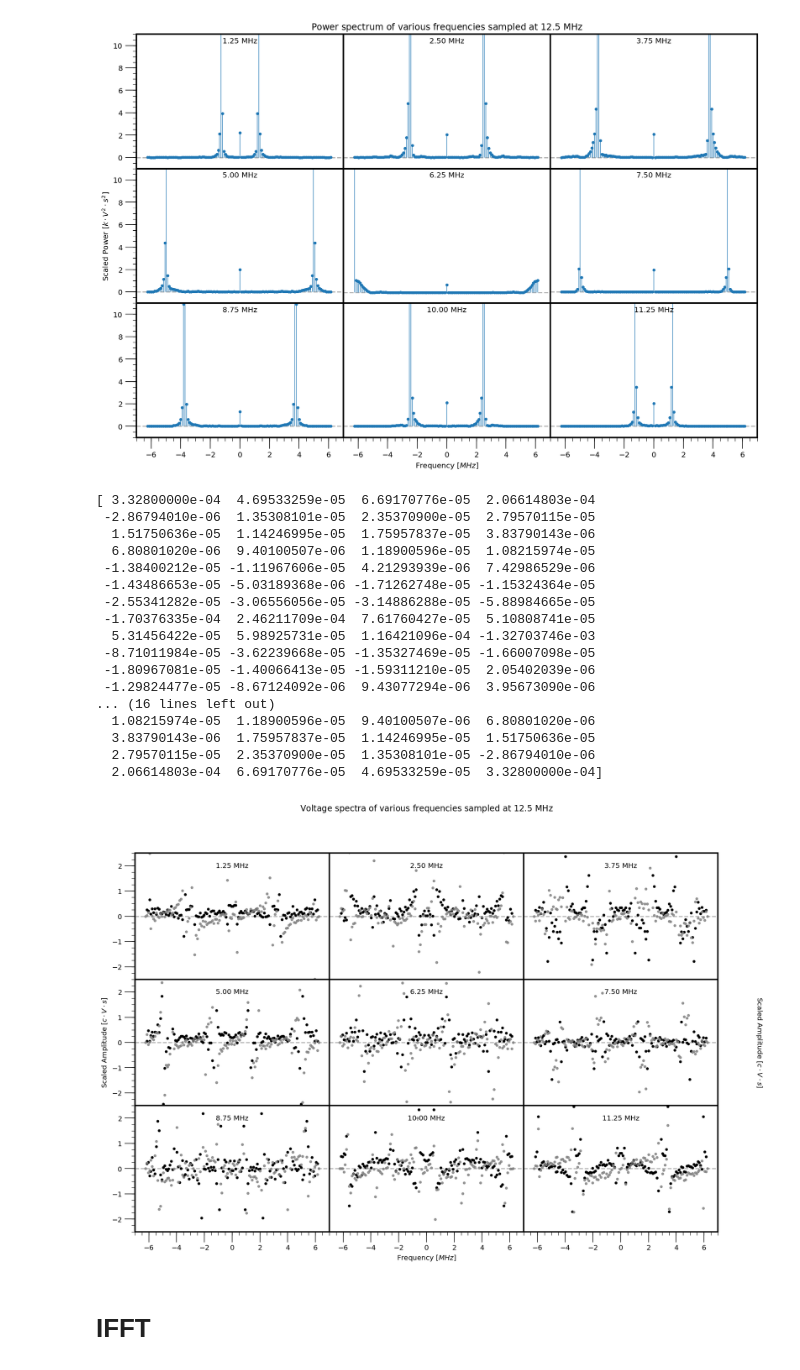
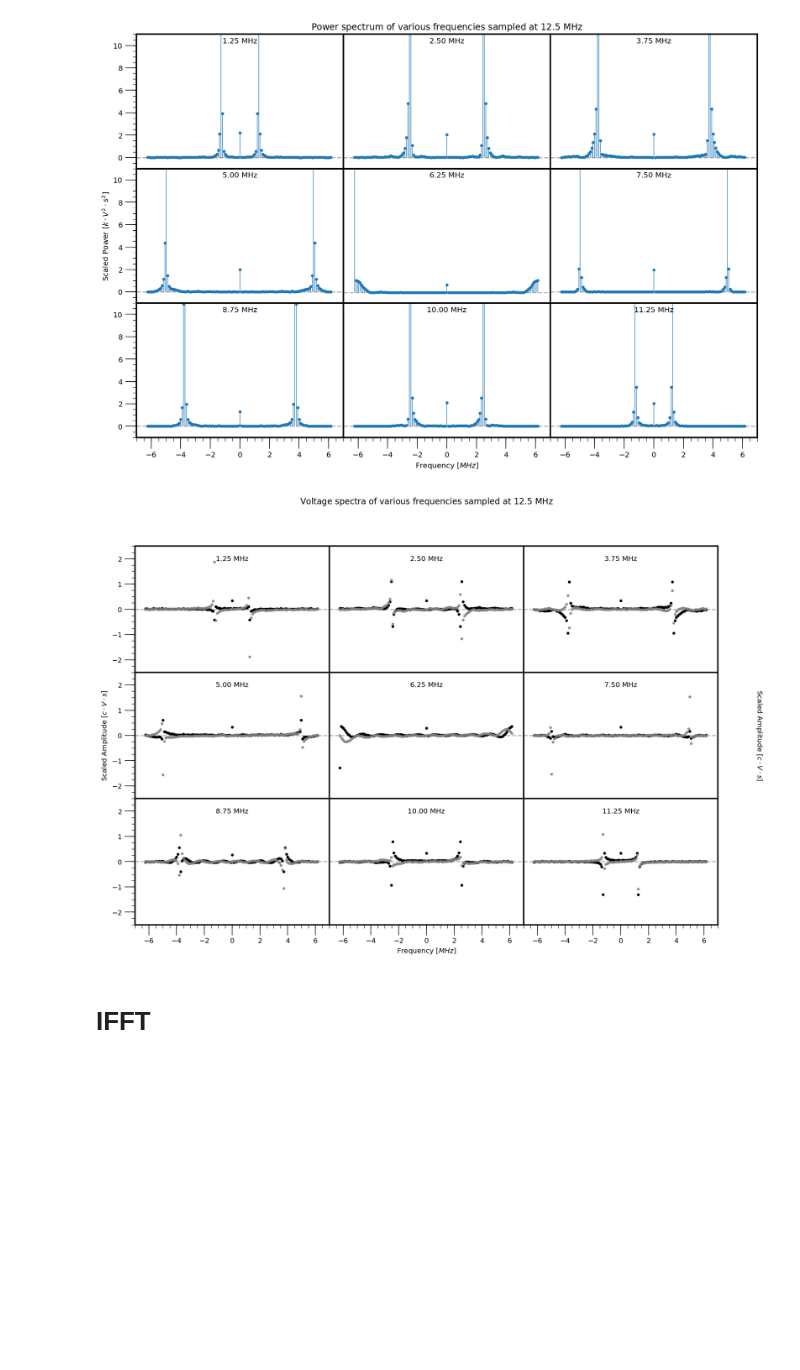
Before and after one commit to arthurm101/radiolab, a Jupyter notebook: Lab 1/Lab1_Mixer.ipynb, the cells around one changed output. Drawn from its saved outputs; the diff is of its cells as text; code cells hidden in the pictures; blank space fills up the shorter version.

```diff
--- a/Lab 1/Lab1_Mixer.ipynb
+++ b/Lab 1/Lab1_Mixer.ipynb
@@ -338,21 +338,24 @@ fig.savefig('power_spectrum.pdf', dpi = 'figure', format = 'pdf', transparent =
 # %% [output]
 [figure]
 # %%
-dft_samples = 16000
+
 N = 2**7
+sampling_freq = 12.5e6
+time = np.fft.fftfreq(N, d = 1/sampling_freq)/1e6
+
 
 
 fig, axes = plt.subplots(3,3, figsize = (15, 10))
 # to remove the 1e9 or 1e8 from plots
-PLOT_SCALE = 6*1e8 / 1.1
-print(fft_data1[1].real/1e8)
+#PLOT_SCALE = 6*1e8 / 1.1
+
 
 for i , ax in enumerate(axes.reshape(-1)):
 
+    numpy_fft = np.fft.fft(data[i][:N])
 
-    fft_data1 = ugradio.dft.dft(data[i][:N], t = time_array, f = freq_arr)
     # plot points
-    ax.plot(fft_data1[0]/1e7, fft_data1[1].real/1e4,
+    ax.plot(np.fft.fftshift(time), np.fft.fftshift(numpy_fft.real)/1e5,
             ls = 'None',
             marker = 'o',
             color = 'black',
@@ -362,7 +365,7 @@ for i , ax in enumerate(axes.reshape(-1)):
 
 
     # plot points
-    ax.plot(fft_data1[0]/1e7, fft_data1[1].imag/1e4,
+    ax.plot(np.fft.fftshift(time),np.fft.fftshift(numpy_fft.imag)/1e5,
             ls = 'None',
             marker = 'o',
             color = 'grey',
@@ -405,51 +408,34 @@ for i , ax in enumerate(axes.reshape(-1)):
     if i > 5:
 
         ax.set_xticks(np.arange(-6,7))
         ax.xaxis.set_major_locator(MultipleLocator(2))
         ax.xaxis.set_minor_locator(MultipleLocator(0.5))
         ax.tick_params(which='major', length = 15)
         ax.tick_params(which='minor', length = 5)
 
     if i == 3:
         ax.set_ylabel(r'Scaled Amplitude $[c \cdot V \cdot s]$')
 
     if i == 5:
         ax.set_ylabel(r'Scaled Amplitude $[c \cdot V \cdot s]$', rotation = 270, labelpad = 65)
         ax.yaxis.set_label_position('right')
 
     if i == 7:
         ax.set_xlabel(r'Frequency $[MHz]$')
 
     if i == 1:
         ax.set_title(r'Voltage spectra of various frequencies sampled at $12.5$ MHz', y = 1.3)
 
 
 
 
 
 plt.subplots_adjust(hspace=0, wspace = 0)
 
 plt.show()
 fig.savefig('fourier_transform_3_3.pdf', dpi = 'figure', format = 'pdf', transparent = True)
 # %% [output]
-[ 3.32800000e-04  4.69533259e-05  6.69170776e-05  2.06614803e-04
- -2.86794010e-06  1.35308101e-05  2.35370900e-05  2.79570115e-05
-  1.51750636e-05  1.14246995e-05  1.75957837e-05  3.83790143e-06
-  6.80801020e-06  9.40100507e-06  1.18900596e-05  1.08215974e-05
- -1.38400212e-05 -1.11967606e-05  4.21293939e-06  7.42986529e-06
- -1.43486653e-05 -5.03189368e-06 -1.71262748e-05 -1.15324364e-05
- -2.55341282e-05 -3.06556056e-05 -3.14886288e-05 -5.88984665e-05
- -1.70376335e-04  2.46211709e-04  7.61760427e-05  5.10808741e-05
-  5.31456422e-05  5.98925731e-05  1.16421096e-04 -1.32703746e-03
- -8.71011984e-05 -3.62239668e-05 -1.35327469e-05 -1.66007098e-05
- -1.80967081e-05 -1.40066413e-05 -1.59311210e-05  2.05402039e-06
- -1.29824477e-05 -8.67124092e-06  9.43077294e-06  3.95673090e-06
-... (16 lines left out)
-  1.08215974e-05  1.18900596e-05  9.40100507e-06  6.80801020e-06
-  3.83790143e-06  1.75957837e-05  1.14246995e-05  1.51750636e-05
-  2.79570115e-05  2.35370900e-05  1.35308101e-05 -2.86794010e-06
-  2.06614803e-04  6.69170776e-05  4.69533259e-05  3.32800000e-04]
-[figure, old version]
+[figure, new version]
 # %% [markdown]
 # IFFT
 # %%
```
Also changed, not shown: parts of 13 cells of this notebook, 3 other files.
